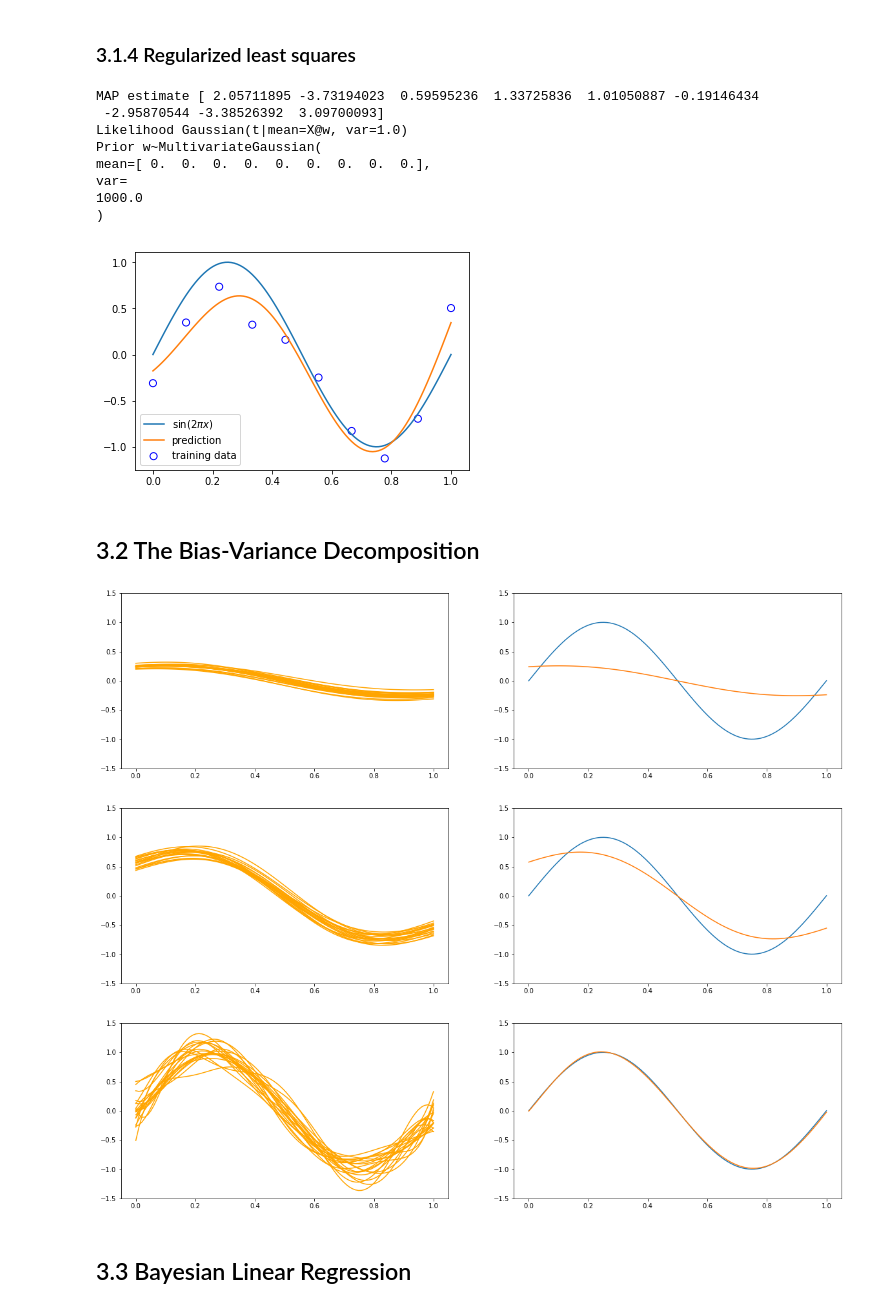
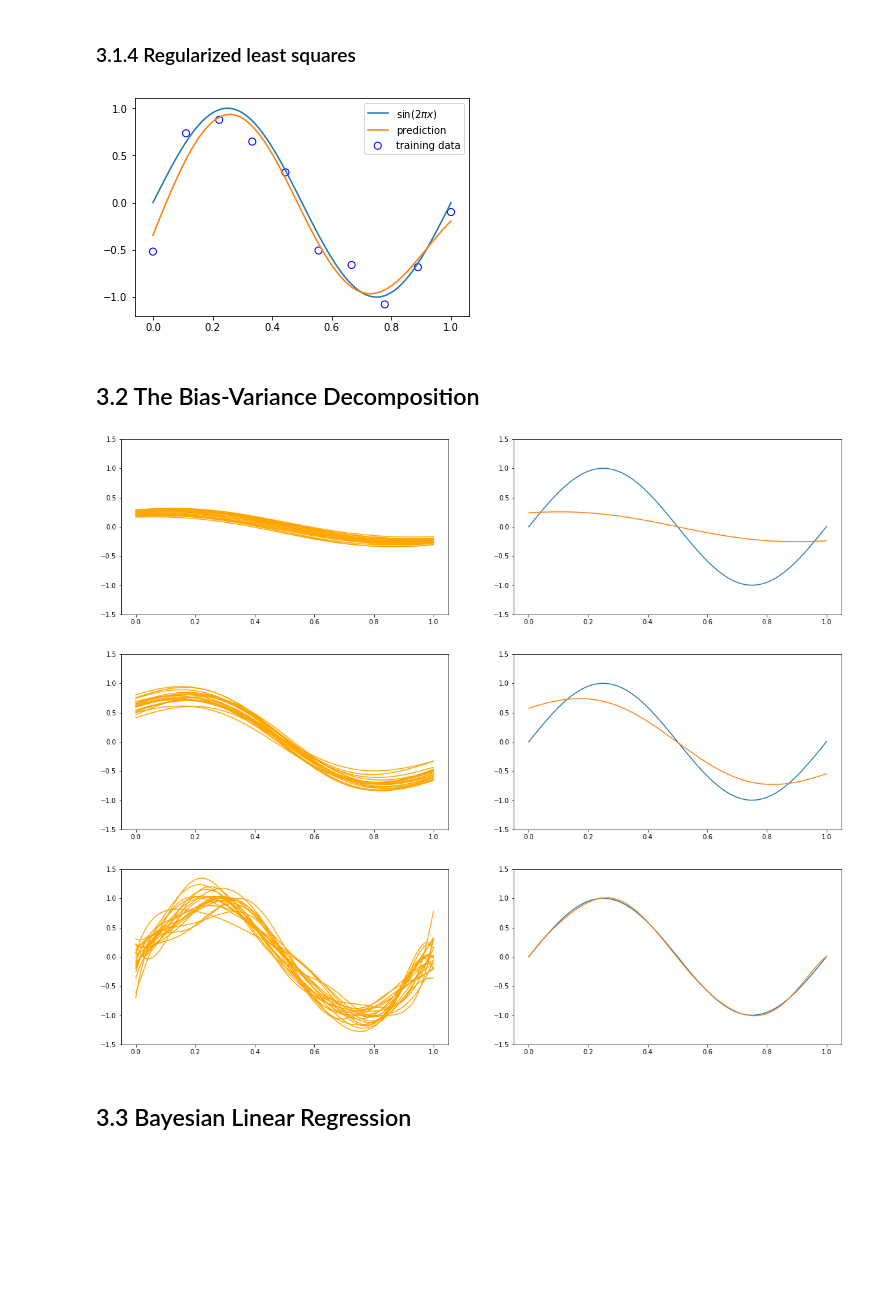
Before and after one commit to ctgk/PRML, a Jupyter notebook: notebooks/ch03_Linear_Models_for_Regression.ipynb, the cells around one changed output. Drawn from its saved outputs; the diff is of its cells as text; code cells hidden in the pictures; blank space fills up the shorter version.

```diff
--- a/notebooks/ch03_Linear_Models_for_Regression.ipynb
+++ b/notebooks/ch03_Linear_Models_for_Regression.ipynb
@@ -47,8 +54,7 @@ feature = GaussianFeatures(np.linspace(0, 1, 8), 0.1)
 X_train = feature.transform(x_train)
 X_test = feature.transform(x_test)
 model = LeastSquaresRegressor()
-model.ml(X_train, y_train)
-print(model)
+model.fit(X_train, y_train)
 y, y_std = model.predict(X_test, return_std=True)
 
 plt.scatter(x_train, y_train, facecolor="none", edgecolor="b", s=50, label="training data")
@@ -66,26 +70,17 @@ Gaussian(t|mean=X@[  225.22418938  -850.22320484  1480.4322491   -812.21286002 -
 # %% [markdown]
 ### 3.1.4 Regularized least squares
 # %%
-model = LeastSquaresRegressor(w=MultivariateGaussian(mean=np.zeros(9), precision=1e-3), precision=1.)
-model.map(X_train, y_train)
-print(model)
+model = RidgeRegressor(precision=1e-3)
+model.fit(X_train, y_train)
 y = model.predict(X_test)
 
 plt.scatter(x_train, y_train, facecolor="none", edgecolor="b", s=50, label="training data")
 plt.plot(x_test, y_test, label="$\sin(2\pi x)$")
 plt.plot(x_test, y, label="prediction")
 plt.legend()
 plt.show()
 # %% [output]
-MAP estimate [ 2.05711895 -3.73194023  0.59595236  1.33725836  1.01050887 -0.19146434
- -2.95870544 -3.38526392  3.09700093]
-Likelihood Gaussian(t|mean=X@w, var=1.0)
-Prior w~MultivariateGaussian(
-mean=[ 0.  0.  0.  0.  0.  0.  0.  0.  0.],
-var=
-1000.0
-)
-[figure, old version]
+[figure, new version]
 # %% [markdown]
 ## 3.2 The Bias-Variance Decomposition
 # %%
@@ -101,8 +96,8 @@ for a in [1e2, 1., 1e-9]:
         x_train, y_train = create_toy_data(sinusoidal, 25, 0.25)
         X_train = feature.transform(x_train)
         X_test = feature.transform(x_test)
-        model = LeastSquaresRegressor(w=MultivariateGaussian(mean=np.zeros(X_train.shape[1]), precision=a), precision=1.)
-        model.map(X_train, y_train)
+        model = BayesianRegressor(alpha=a, beta=1.)
+        model.fit(X_train, y_train)
         y = model.predict(X_test)
         y_list.append(y)
         if i < 20:
@@ -116,8 +111,8 @@ for a in [1e2, 1., 1e-9]:
     plt.show()
 # %% [output]
 [figure]
-[figure, old version]
+[figure, new version]
-[figure, old version]
+[figure, new version]
 # %% [markdown]
 ## 3.3 Bayesian Linear Regression
 # %% [markdown]
```
Also changed, not shown: parts of 5 cells of this notebook, 5 other files.
